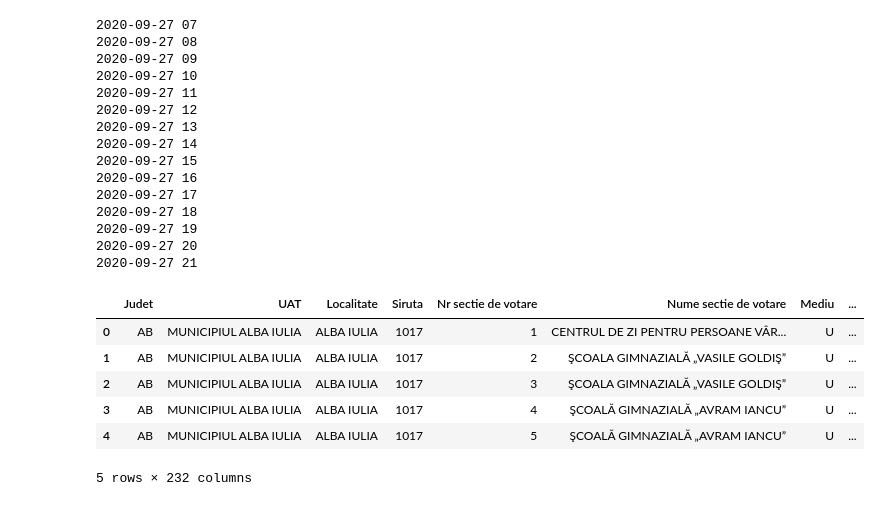
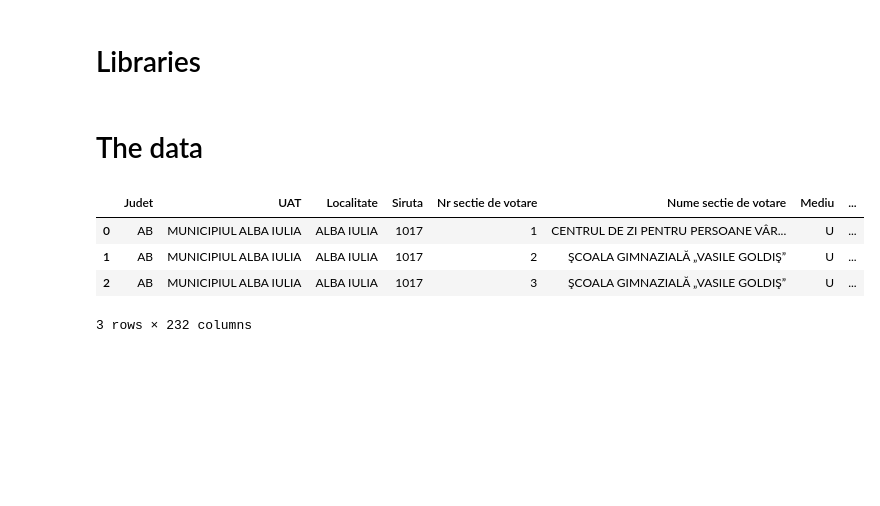
Before and after one commit to arturo1994/LocalElectionsRomania2020, a Jupyter notebook: Untitled.ipynb, the cells around one changed output. Drawn from its saved outputs; the diff is of its cells as text; code cells hidden in the pictures; blank space fills up the shorter version.

```diff
--- a/Untitled.ipynb
+++ b/Untitled.ipynb
@@ -1,3 +1,5 @@
+# %% [markdown]
+# Libraries
 # %%
 import pandas as pd
 import numpy as np
@@ -5,40 +9,22 @@ import os
+# %% [markdown]
+# The data
 # %%
 data_folder = "data"
 data_files = os.listdir(data_folder)
 
 data_df = pd.DataFrame()
 for data_file in data_files:
     date_hour = data_file.split("_")
     date = date_hour[1]
     hour = date_hour[2].split("-")[0]
-    print(date, hour)
     _df = pd.read_csv(os.path.join(data_folder, data_file))
     _df['date'] = date
     _df['hour'] = hour
     data_df = data_df.append(_df)
+data_df.head(3)
 # %% [output]
+|  | Judet | UAT | Localitate | Siruta | Nr sectie de votare | Nume sectie de votare | Mediu | ... |
+| 0 | AB | MUNICIPIUL ALBA IULIA | ALBA IULIA | 1017 | 1 | CENTRUL DE ZI PENTRU PERSOANE VÂR... | U | ... |
+| 1 | AB | MUNICIPIUL ALBA IULIA | ALBA IULIA | 1017 | 2 | ŞCOALA GIMNAZIALĂ „VASILE GOLDIŞ” | U | ... |
+| 2 | AB | MUNICIPIUL ALBA IULIA | ALBA IULIA | 1017 | 3 | ŞCOALA GIMNAZIALĂ „VASILE GOLDIŞ” | U | ... |
-2020-09-27 07
-2020-09-27 08
-2020-09-27 09
-2020-09-27 10
-2020-09-27 11
-2020-09-27 12
-2020-09-27 13
-2020-09-27 14
-2020-09-27 15
-2020-09-27 16
-2020-09-27 17
-2020-09-27 18
-2020-09-27 19
-2020-09-27 20
-2020-09-27 21
+3 rows × 232 columns
-# %%
-data_df.head()
-# %% [output]
-|  | Judet | UAT | Localitate | Siruta | Nr sectie de votare | Nume sectie de votare | Mediu | ... |
-| 0 | AB | MUNICIPIUL ALBA IULIA | ALBA IULIA | 1017 | 1 | CENTRUL DE ZI PENTRU PERSOANE VÂR... | U | ... |
-| 1 | AB | MUNICIPIUL ALBA IULIA | ALBA IULIA | 1017 | 2 | ŞCOALA GIMNAZIALĂ „VASILE GOLDIŞ” | U | ... |
-| 2 | AB | MUNICIPIUL ALBA IULIA | ALBA IULIA | 1017 | 3 | ŞCOALA GIMNAZIALĂ „VASILE GOLDIŞ” | U | ... |
-| 3 | AB | MUNICIPIUL ALBA IULIA | ALBA IULIA | 1017 | 4 | ŞCOALĂ GIMNAZIALĂ „AVRAM IANCU” | U | ... |
-| 4 | AB | MUNICIPIUL ALBA IULIA | ALBA IULIA | 1017 | 5 | ŞCOALĂ GIMNAZIALĂ „AVRAM IANCU” | U | ... |
-5 rows × 232 columns
```
Also changed, not shown: parts of 18 cells of this notebook.
